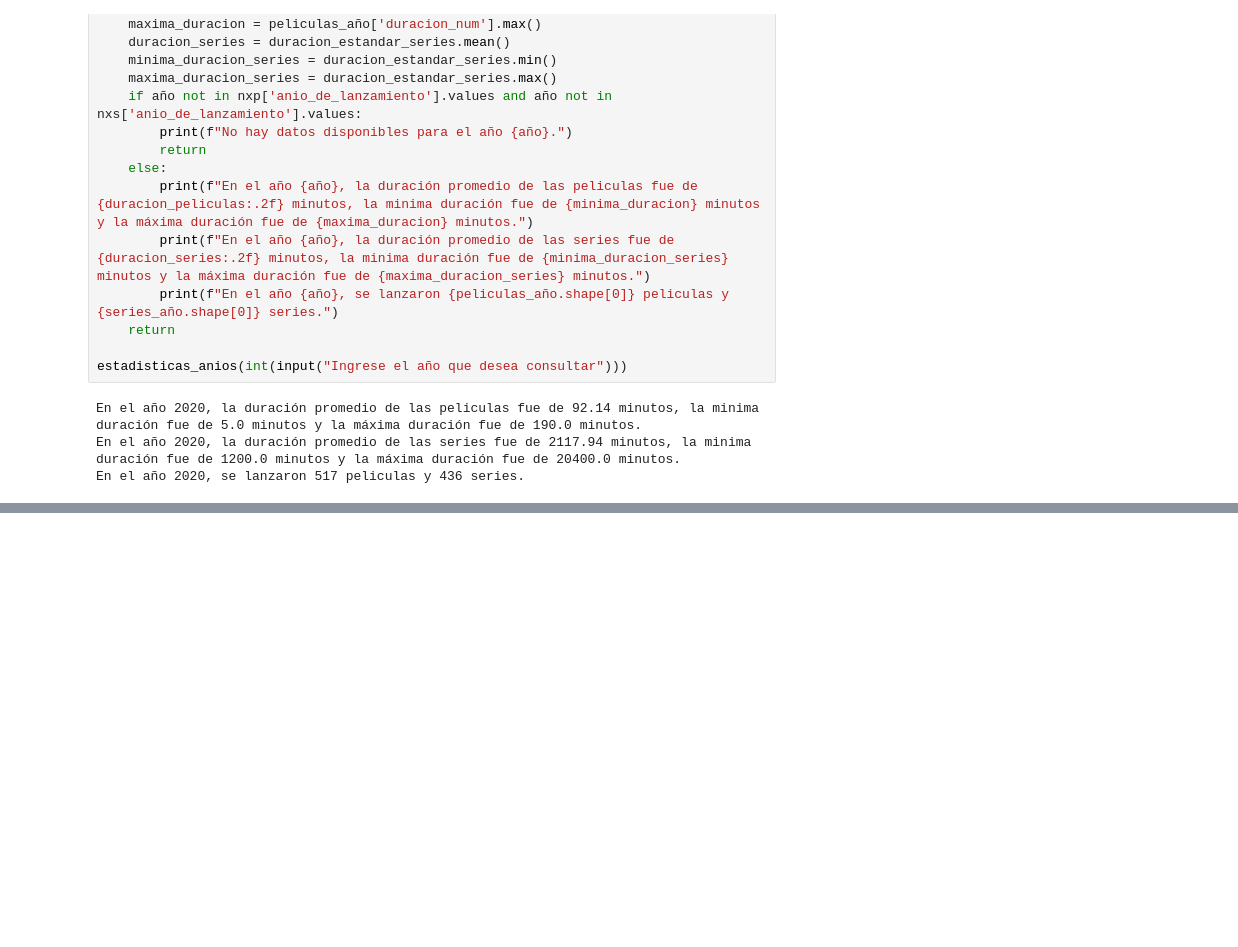
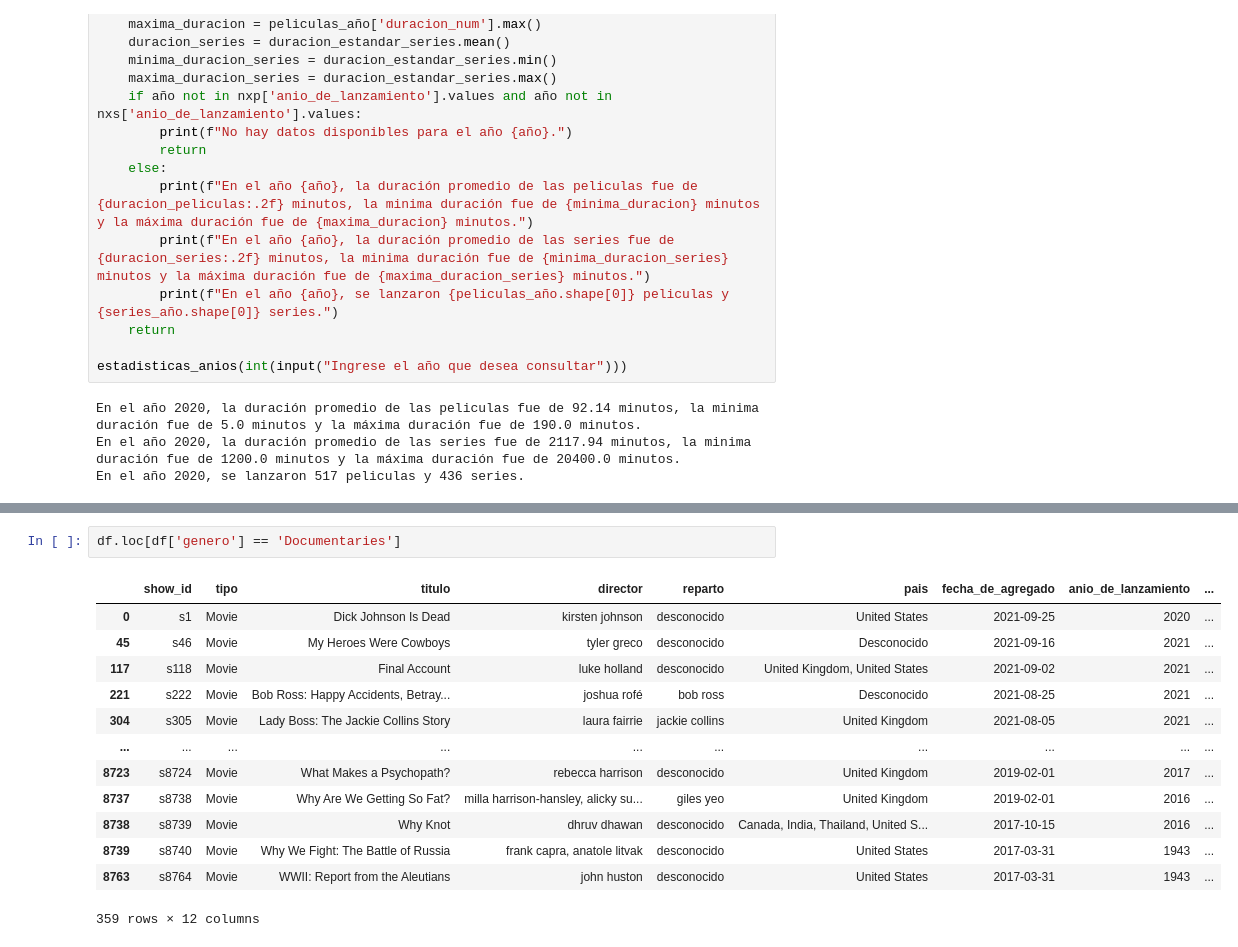
Before and after one commit to DUBLAX2045/NetflixData, a Jupyter notebook: netflix_eda_clase.ipynb, the cells around one changed output, grey strips where cells are left out. Saved outputs shown, nothing was run; the diff lists cells and outputs as text; blank space fills up the shorter version.

```diff
--- a/netflix_eda_clase.ipynb
+++ b/netflix_eda_clase.ipynb
@@ -660,0 +726,16 @@ def recomendaciones_por_duracion(duracion):
+# %%
+df.loc[df['genero'] == 'Documentaries']
+# %% [output]
+|  | show_id | tipo | titulo | director | reparto | pais | fecha_de_agregado | anio_de_lanzamiento | ... |
+| 0 | s1 | Movie | Dick Johnson Is Dead | kirsten johnson | desconocido | United States | 2021-09-25 | 2020 | ... |
+| 45 | s46 | Movie | My Heroes Were Cowboys | tyler greco | desconocido | Desconocido | 2021-09-16 | 2021 | ... |
+| 117 | s118 | Movie | Final Account | luke holland | desconocido | United Kingdom, United States | 2021-09-02 | 2021 | ... |
+| 221 | s222 | Movie | Bob Ross: Happy Accidents, Betray... | joshua rofé | bob ross | Desconocido | 2021-08-25 | 2021 | ... |
+| 304 | s305 | Movie | Lady Boss: The Jackie Collins Story | laura fairrie | jackie collins | United Kingdom | 2021-08-05 | 2021 | ... |
+| ... | ... | ... | ... | ... | ... | ... | ... | ... | ... |
+| 8723 | s8724 | Movie | What Makes a Psychopath? | rebecca harrison | desconocido | United Kingdom | 2019-02-01 | 2017 | ... |
+| 8737 | s8738 | Movie | Why Are We Getting So Fat? | milla harrison-hansley, alicky su... | giles yeo | United Kingdom | 2019-02-01 | 2016 | ... |
+| 8738 | s8739 | Movie | Why Knot | dhruv dhawan | desconocido | Canada, India, Thailand, United S... | 2017-10-15 | 2016 | ... |
+| 8739 | s8740 | Movie | Why We Fight: The Battle of Russia | frank capra, anatole litvak | desconocido | United States | 2017-03-31 | 1943 | ... |
+| 8763 | s8764 | Movie | WWII: Report from the Aleutians | john huston | desconocido | United States | 2017-03-31 | 1943 | ... |
+359 rows × 12 columns
```
Also changed, not shown: parts of 4 cells of this notebook.
